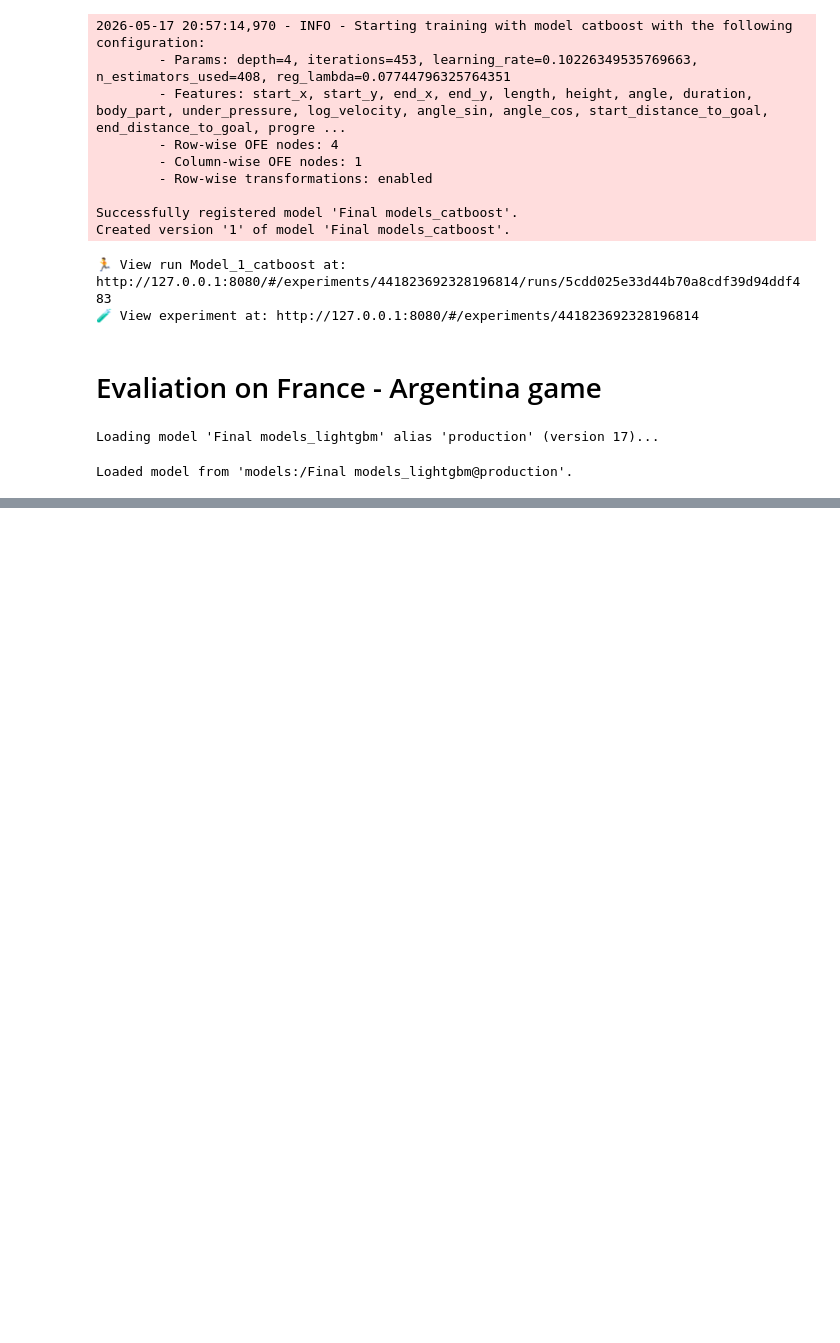
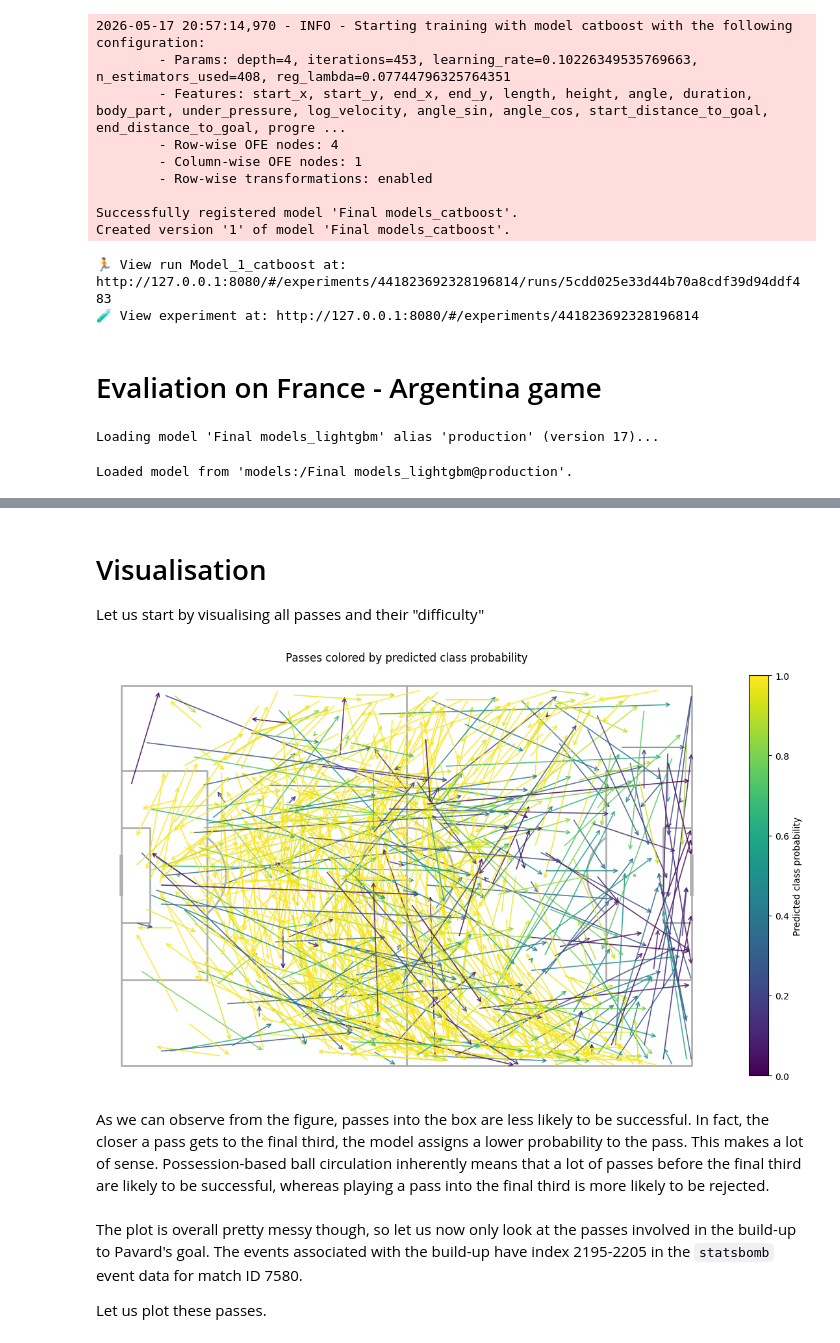
Before and after one commit to yucheng-fu/football_analytics, a Jupyter notebook: src/02-analysis/02-analysis.ipynb, the cells around one changed output, grey strips where cells are left out. Drawn from its saved outputs; the diff is of its cells as text; code cells hidden in the pictures; blank space fills up the shorter version.

```diff
--- a/src/02-analysis/02-analysis.ipynb
+++ b/src/02-analysis/02-analysis.ipynb
@@ -824,5 +825,5 @@ evaluator = ModelEval(
     fitted_column_transformer=column_transformer,
 )
 # %%
-evaluator.eval(X_test=X_test, y_test=y_test)
+result = evaluator.eval(X_test=X_test, y_test=y_test)
 # %% [output]
@@ -832 +833,15 @@ evaluator.eval(X_test=X_test, y_test=y_test)
 🧪 View experiment at: http://127.0.0.1:8080/#/experiments/220281539845020993
+# %% [markdown]
+# Visualisation
+
+Let us start by visualising all passes and their "difficulty"
+# %%
+plot_passes_by_predicted_probability(result_df=result)
+# %% [output]
+[figure, added]
+# %% [markdown]
+As we can observe from the figure, passes into the box are less likely to be successful. In fact, the closer a pass gets to the final third, the model assigns a lower probability to the pass. This makes a lot of sense. Possession-based ball circulation inherently means that a lot of passes before the final third are likely to be successful, whereas playing a pass into the final third is more likely to be rejected.
+# %% [markdown]
+The plot is overall pretty messy though, so let us now only look at the passes involved in the build-up to Pavard's goal. The events associated with the build-up have index 2195-2205 in the `statsbomb` event data for match ID 7580.
+
+Let us plot these passes.
```
Also changed, not shown: parts of 8 cells of this notebook, 4 other files.
